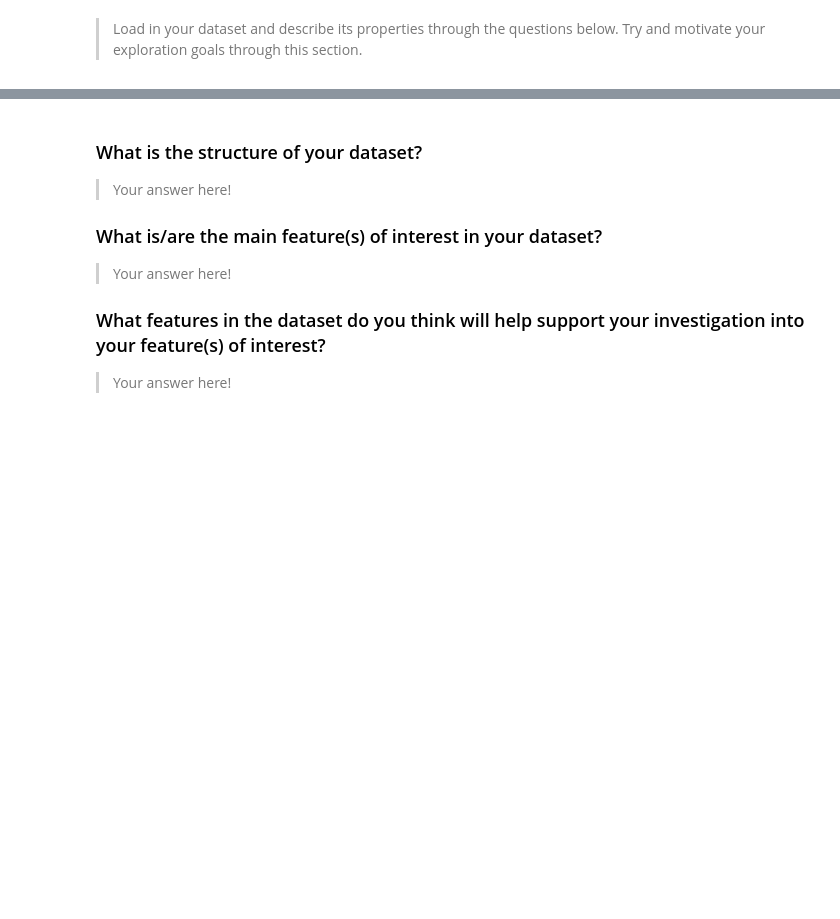
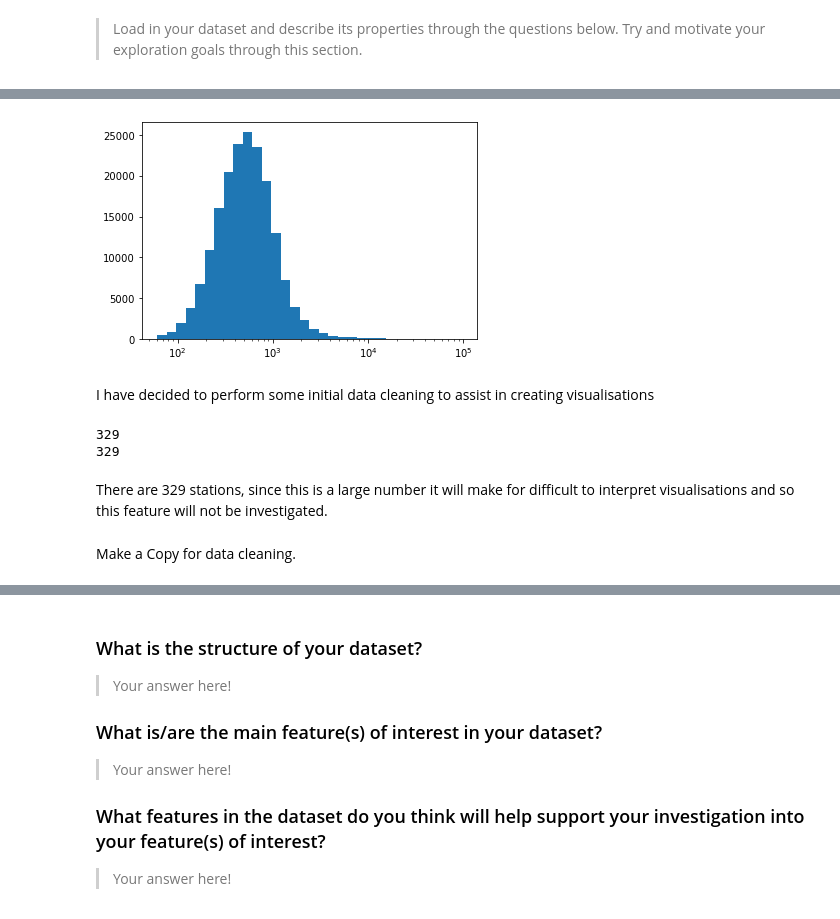
Before and after one commit to LukeConfait/udacity_data_analysis_projects, a Jupyter notebook: project_3/Part_I_exploration_template.ipynb, the cells around one changed output, grey strips where cells are left out. Drawn from its saved outputs; the diff is of its cells as text; code cells hidden in the pictures; blank space fills up the shorter version.

```diff
--- a/project_3/Part_I_exploration_template.ipynb
+++ b/project_3/Part_I_exploration_template.ipynb
@@ -24,3 +28,5 @@ import seaborn as sb
 %matplotlib inline
 # %% [markdown]
 > Load in your dataset and describe its properties through the questions below. Try and motivate your exploration goals through this section.
+# %%
+bike_data = pd.read_csv('201902-fordgobike-tripdata.csv')
@@ -26,0 +100,18 @@ import seaborn as sb
+# %%
+bins = 10 ** np.arange(np.log10(61),np.log10(85444)+0.1,0.1)
+plt.hist(data=bike_data,x='duration_sec',bins=bins);
+plt.xscale('log')
+# %% [output]
+[figure, added]
+# %% [markdown]
+I have decided to perform some initial data cleaning to assist in creating visualisations
+# %%
+print(bike_data['end_station_name'].nunique())
+print(bike_data['start_station_name'].nunique())
+# %% [output]
+329
+329
+# %% [markdown]
+There are 329 stations, since this is a large number it will make for difficult to interpret visualisations and so this feature will not be investigated.
+# %% [markdown]
+Make a Copy for data cleaning.
```
Also changed, not shown: parts of 27 cells of this notebook, 1 other file.
